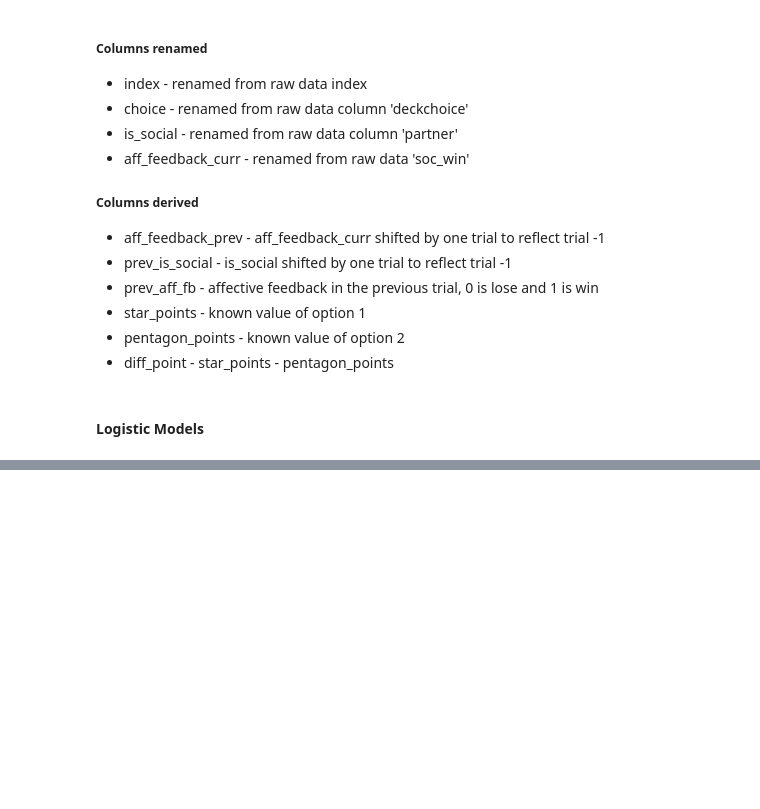
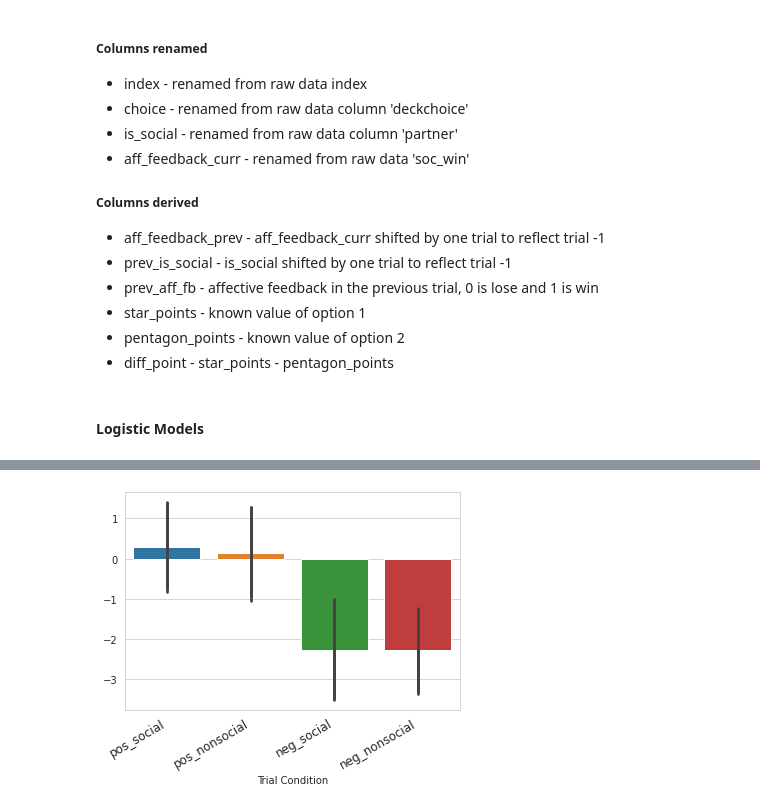
Before and after one commit to CalebRHaynes/reward-signals, a Jupyter notebook: rutgers_socreward.ipynb, the cells around one changed output, grey strips where cells are left out. Saved outputs shown, nothing was run; the diff lists cells and outputs as text; code cells hidden in the pictures; blank space fills up the shorter version.

```diff
--- a/rutgers_socreward.ipynb
+++ b/rutgers_socreward.ipynb
@@ -156,0 +198,32 @@ for i in subject_list:
+# %%
+all_df = pd.DataFrame()
+
+for i in subject_list:
+    df = catch_ratings(Subject(i))
+
+    pos_words = df[df['word_valence'] == 1]
+    neg_words = df[df['word_valence'] == 0]
+
+    #plot 2
+    pos_social = pos_words[pos_words['partner'] == 1].rating.mean()
+    pos_nonsocial = pos_words[pos_words['partner'] == 0].rating.mean()
+
+    neg_social = neg_words[neg_words['partner'] == 1].rating.mean()
+    neg_nonsocial = neg_words[neg_words['partner'] == 0].rating.mean()
+
+    x = [pos_social, pos_nonsocial, neg_social, neg_nonsocial]
+
+    all_df[i] = x
+
+
+df = all_df.transpose()
+
+df.columns = ['pos_social',
+              'pos_nonsocial',
+              'neg_social',
+              'neg_nonsocial'
+]
+
+plotbot(df)
+# %% [output]
+[figure, added]
```
Also changed, not shown: parts of 10 cells of this notebook, 1 other file.
